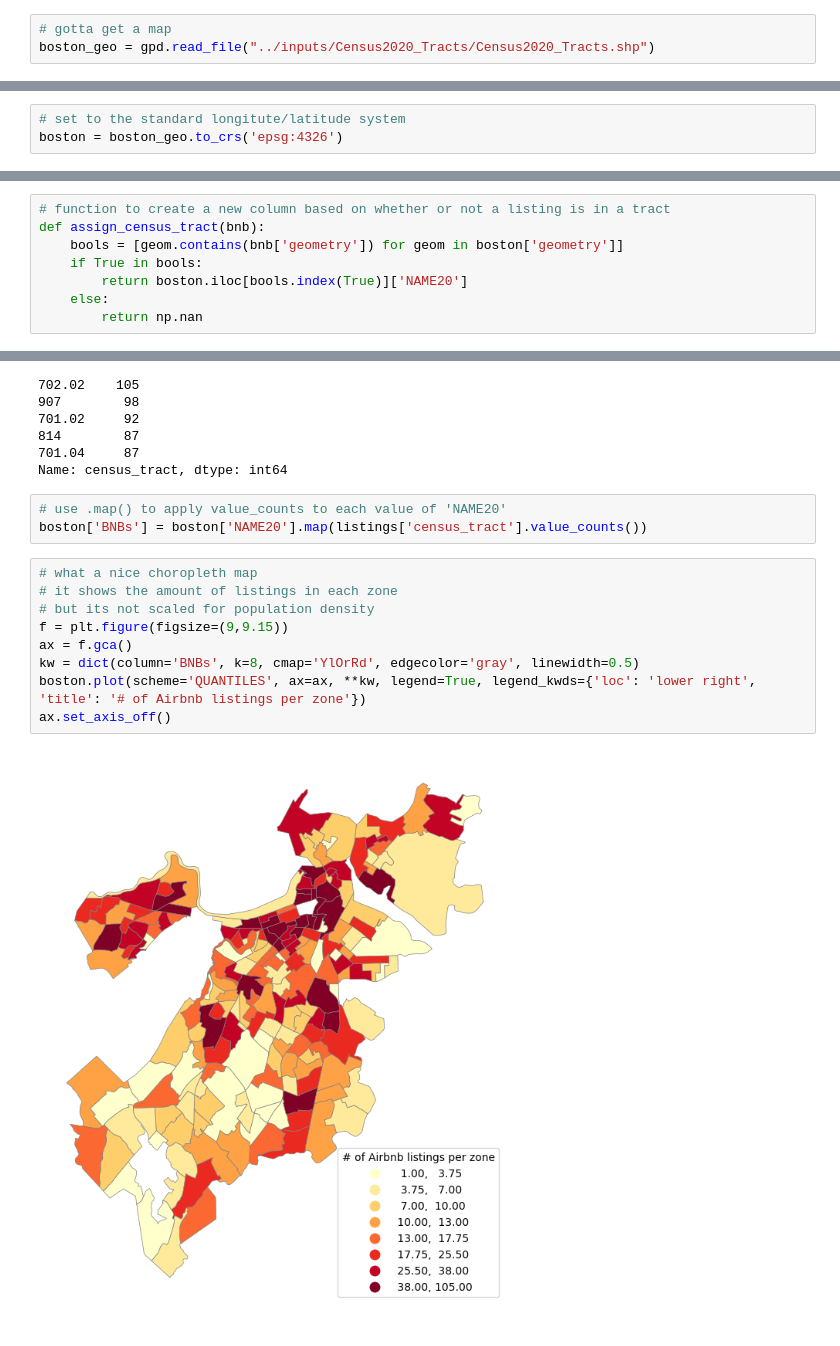
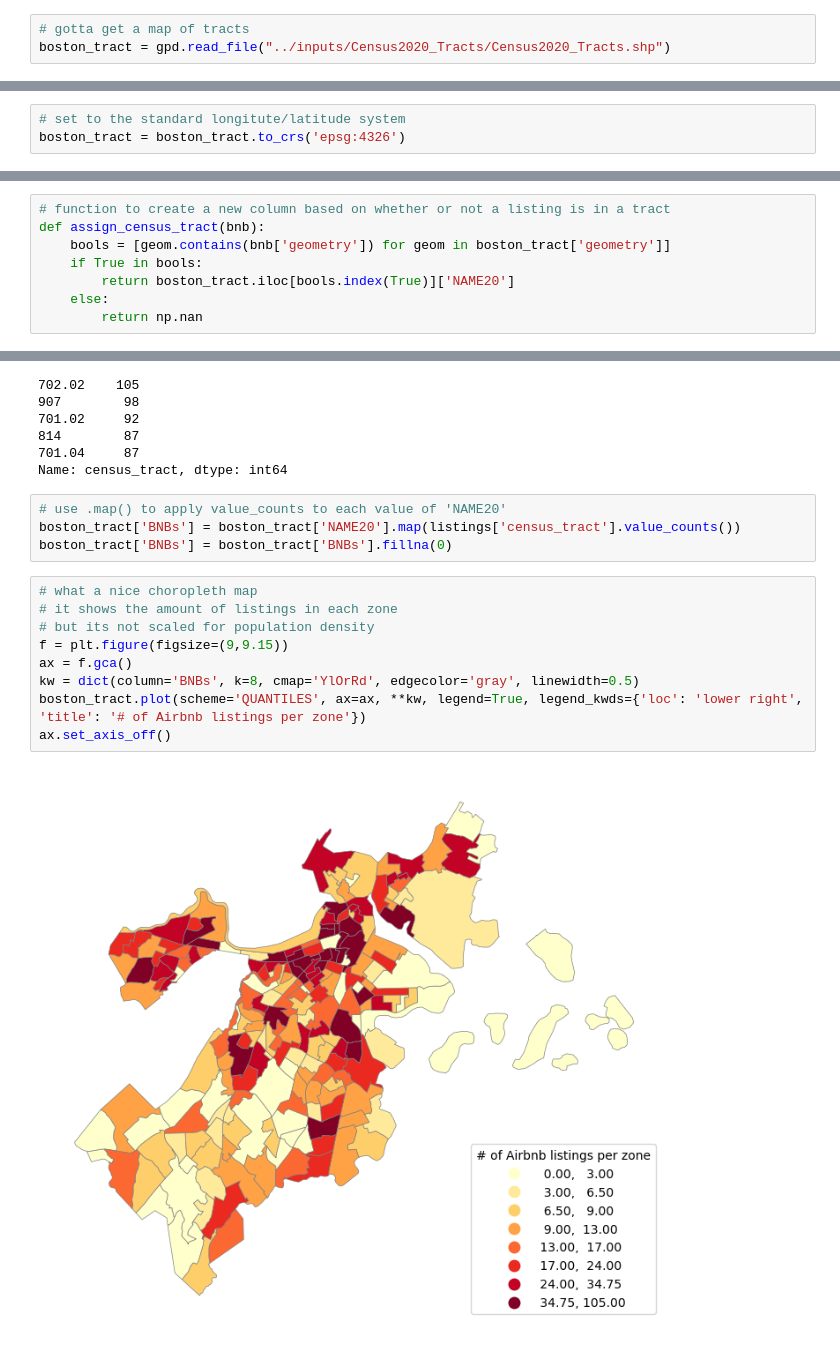
Before and after one commit to Brooks377/leftside_teamproject, a Jupyter notebook: ugly_god/9th_grade_geography_test.ipynb, the cells around one changed output, grey strips where cells are left out. Drawn from its saved outputs; the diff is of its cells as text.

```diff
--- a/ugly_god/9th_grade_geography_test.ipynb
+++ b/ugly_god/9th_grade_geography_test.ipynb
@@ -61,7 +97,7 @@ plt.scatter(listings['longitude'], listings['latitude'])
 <matplotlib.collections.PathCollection at 0x...>
 [figure]
 # %%
-# gotta get a map
-boston_geo = gpd.read_file("../inputs/Census2020_Tracts/Census2020_Tracts.shp")
+# gotta get a map of tracts
+boston_tract = gpd.read_file("../inputs/Census2020_Tracts/Census2020_Tracts.shp")
 # %%
 # these coordinates are not standard
@@ -75,6 +111,6 @@ boston_geo['geometry'].head()
 Name: geometry, dtype: geometry
 # %%
 # set to the standard longitute/latitude system
-boston = boston_geo.to_crs('epsg:4326')
+boston_tract = boston_tract.to_crs('epsg:4326')
 # %%
 # much better
@@ -100,9 +136,9 @@ listings = gpd.GeoDataFrame(listings, geometry=listings.apply(
 # %%
 # function to create a new column based on whether or not a listing is in a tract
 def assign_census_tract(bnb):
-    bools = [geom.contains(bnb['geometry']) for geom in boston['geometry']]
+    bools = [geom.contains(bnb['geometry']) for geom in boston_tract['geometry']]
     if True in bools:
-        return boston.iloc[bools.index(True)]['NAME20']
+        return boston_tract.iloc[bools.index(True)]['NAME20']
     else:
         return np.nan
 # %%
@@ -120,18 +156,19 @@ listings['census_tract'].value_counts().head()
 Name: census_tract, dtype: int64
 # %%
 # use .map() to apply value_counts to each value of 'NAME20'
-boston['BNBs'] = boston['NAME20'].map(listings['census_tract'].value_counts())
+boston_tract['BNBs'] = boston_tract['NAME20'].map(listings['census_tract'].value_counts())
+boston_tract['BNBs'] = boston_tract['BNBs'].fillna(0)
 # %%
 # what a nice choropleth map
 # it shows the amount of listings in each zone
 # but its not scaled for population density
 f = plt.figure(figsize=(9,9.15))
 ax = f.gca()
 kw = dict(column='BNBs', k=8, cmap='YlOrRd', edgecolor='gray', linewidth=0.5)
-boston.plot(scheme='QUANTILES', ax=ax, **kw, legend=True, legend_kwds={'loc': 'lower right', 'title': '# of Airbnb listings per zone'})
+boston_tract.plot(scheme='QUANTILES', ax=ax, **kw, legend=True, legend_kwds={'loc': 'lower right', 'title': '# of Airbnb listings per zone'})
 ax.set_axis_off()
 # %% [output]
-[figure, old version]
+[figure, new version]
 # %%
 # this code reprojects the areas into an "equal-area" projection
 # this is so that I can get listings per Kilometer^2
```
Also changed, not shown: parts of 30 cells of this notebook, 12 other files.
